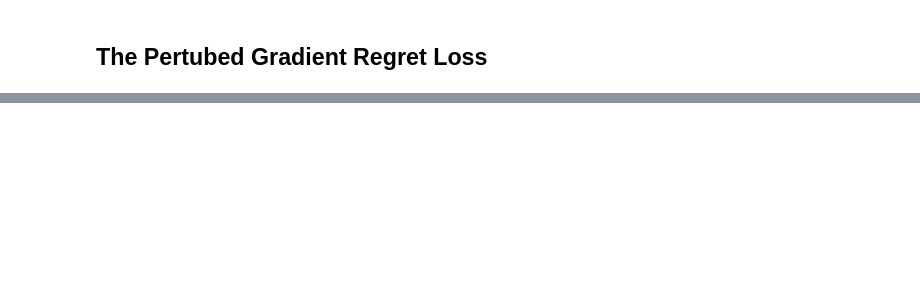
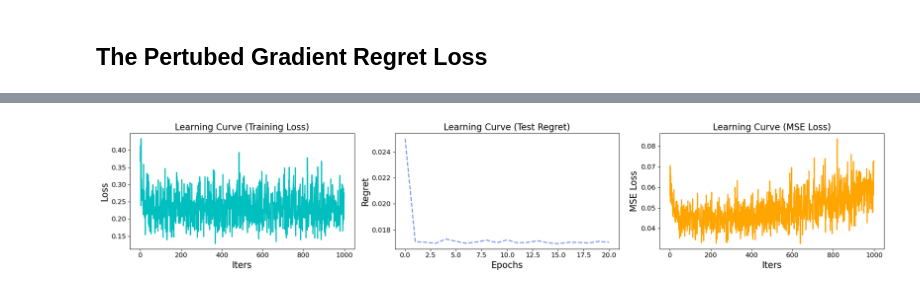
Before and after one commit to DennisWang2488/main, a Jupyter notebook: Notebooks/fyp.ipynb, the cells around one changed output, grey strips where cells are left out. Cells and saved outputs as stored; diff of their text form; code cells hidden in the pictures; blank space fills up the shorter version.

```diff
--- a/Notebooks/fyp.ipynb
+++ b/Notebooks/fyp.ipynb
@@ -711,7 +733,8 @@ model = LinearRegressionModel(num_items, num_features).to(device)
 criterion = RegretLoss(optModelClosed,Q)
 
 # Run the training
-loss_log, loss_log_regret, mse_loss_log = trainModel(model, criterion, num_epochs=10, lr=1e-2)
+loss_log, loss_log_regret, mse_loss_log = trainModel(model, criterion, num_epochs=20, lr=1e-2)
 
 # Visualize the learning curves
 visLearningCurve(loss_log, loss_log_regret, mse_loss_log)
+# %% [output]
@@ -718 +758,2 @@ visLearningCurve(loss_log, loss_log_regret, mse_loss_log)
+[figure, added]
 # %% [markdown]
```
Also changed, not shown: parts of 22 cells of this notebook, 3 other files.
